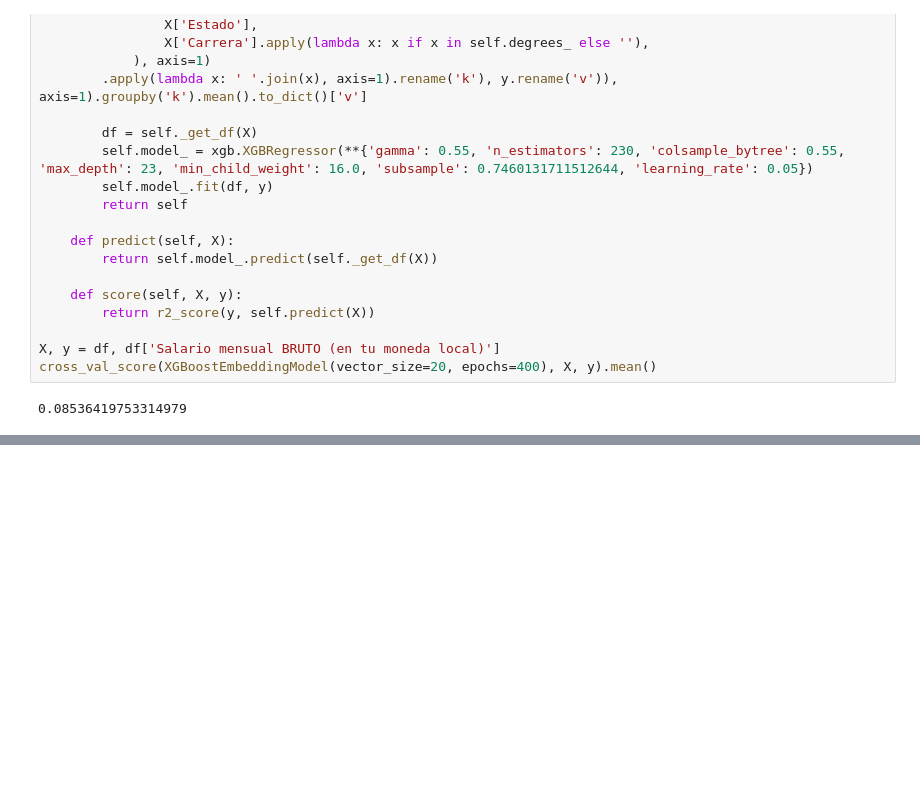
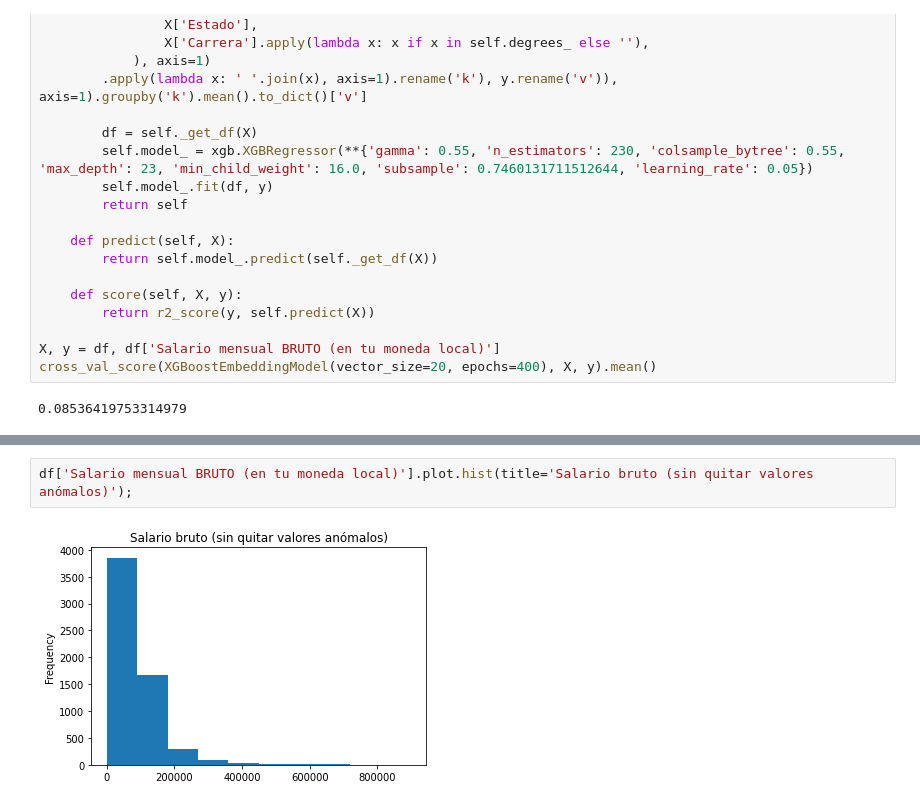
Before and after one commit to seppo0010/sysarmy-sueldos-2020.1, a Jupyter notebook: notebook/Predicción de sueldo.ipynb, the cells around one changed output, grey strips where cells are left out. Saved outputs shown, nothing was run; the diff lists cells and outputs as text; blank space fills up the shorter version.

```diff
--- a/notebook/Predicción de sueldo.ipynb
+++ b/notebook/Predicción de sueldo.ipynb
@@ -1215,0 +1255,4 @@ Yak.
+# %%
+df['Salario mensual BRUTO (en tu moneda local)'].plot.hist(title='Salario bruto (sin quitar valores anómalos)');
+# %% [output]
+[figure, added]
```
Also changed, not shown: parts of 23 cells of this notebook, 2 other files.
